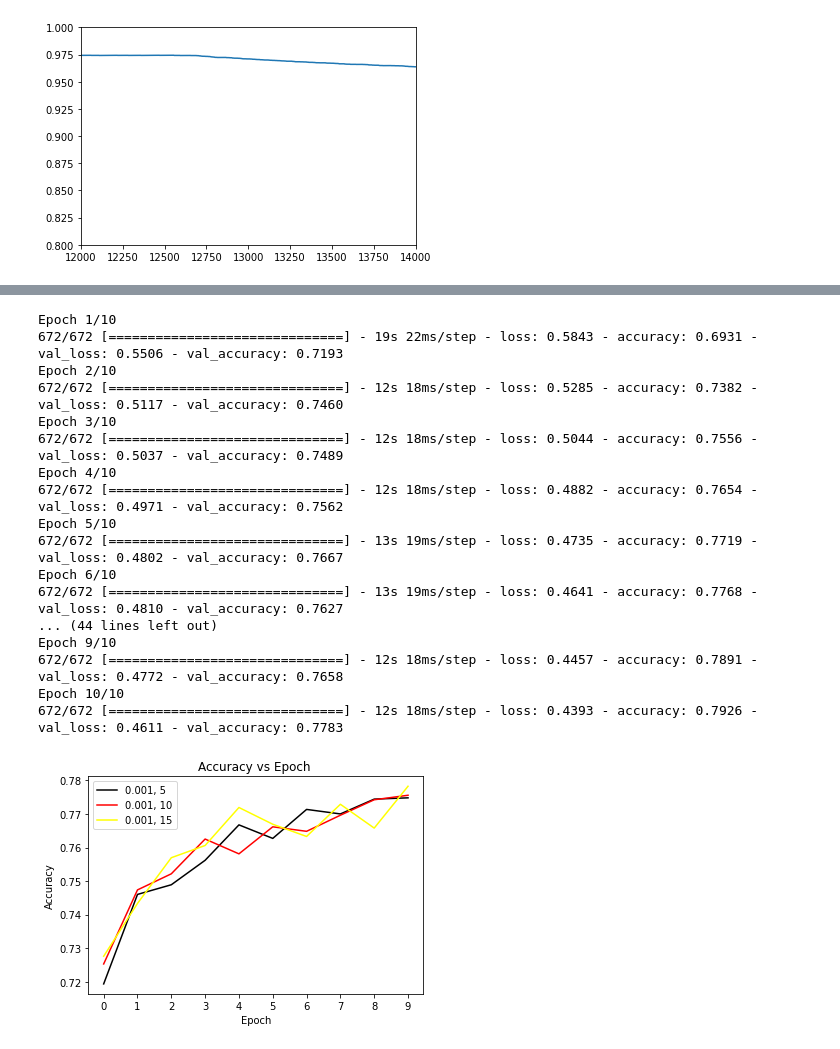
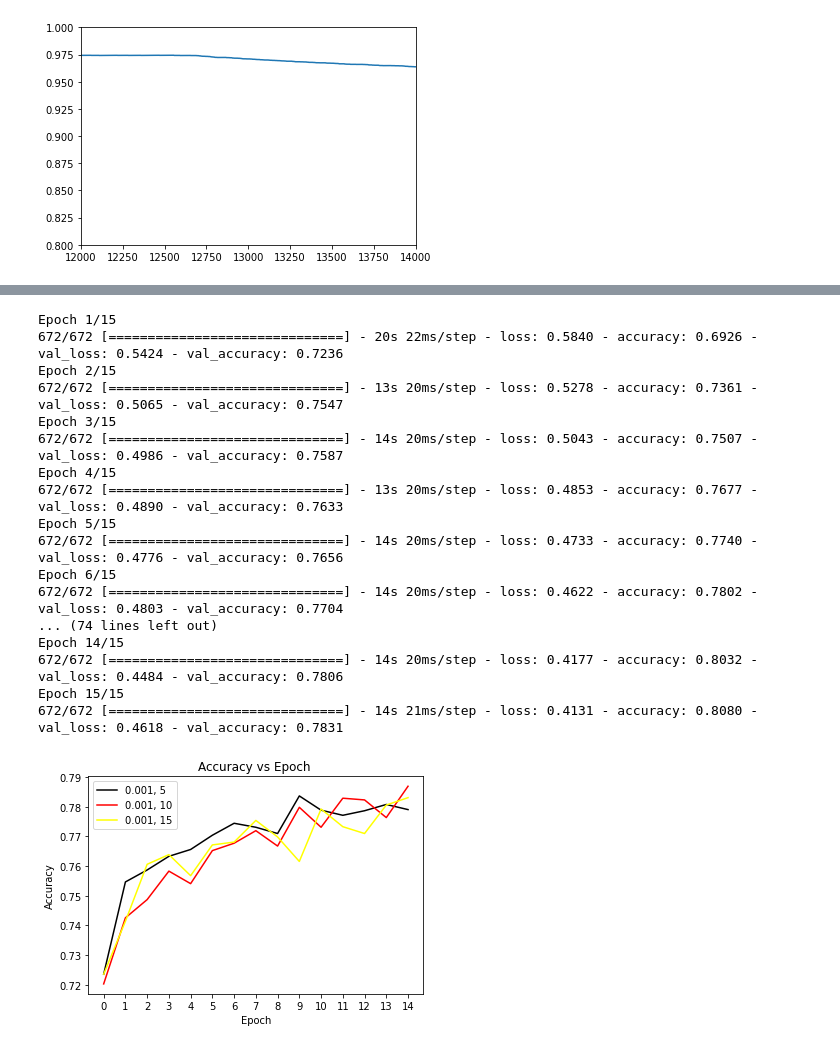
Before and after one commit to pkdyn/satireNews, a Jupyter notebook: satireNews.ipynb, the cells around one changed output, grey strips where cells are left out. Saved outputs shown, nothing was run; the diff lists cells and outputs as text; code cells hidden in the pictures.

```diff
--- a/satireNews.ipynb
+++ b/satireNews.ipynb
@@ -256,44 +254,44 @@ Epoch 5/5
 # %%
-num_epochs = 10
+num_epochs = 15
 model = make_model(learning_rate=0.001, size=5)
 history_001_5 = model.fit(training_padded, training_labels, epochs=num_epochs, validation_data=(testing_padded, testing_labels))
 model = make_model(learning_rate=0.001, size=10)
 history_001_10 = model.fit(training_padded, training_labels, epochs=num_epochs, validation_data=(testing_padded, testing_labels))
 model = make_model(learning_rate=0.001, size=15)
 history_001_15 = model.fit(training_padded, training_labels, epochs=num_epochs, validation_data=(testing_padded, testing_labels))
-epochs = np.arange(10)
+epochs = np.arange(15)
 val_001_5 = history_001_5.history['val_accuracy']
 val_001_10= history_001_10.history['val_accuracy']
 val_001_15= history_001_15.history['val_accuracy']
 plt.figure(figsize=(6, 4))
 plt.plot(epochs, val_001_5, color='black', linestyle='solid', label='0.001, 5')
 plt.plot(epochs, val_001_10, color='red', linestyle='solid', label='0.001, 10')
 plt.plot(epochs, val_001_15, color='yellow', linestyle='solid', label='0.001, 15')
 plt.title('Accuracy vs Epoch ')
 plt.xlabel('Epoch')
 plt.ylabel('Accuracy')
 plt.xticks(epochs)
 plt.legend()
 plt.show()
 # %% [output]
-Epoch 1/10
-672/672 [==============================] - 19s 22ms/step - loss: 0.5843 - accuracy: 0.6931 - val_loss: 0.5506 - val_accuracy: 0.7193
-Epoch 2/10
-672/672 [==============================] - 12s 18ms/step - loss: 0.5285 - accuracy: 0.7382 - val_loss: 0.5117 - val_accuracy: 0.7460
-Epoch 3/10
-672/672 [==============================] - 12s 18ms/step - loss: 0.5044 - accuracy: 0.7556 - val_loss: 0.5037 - val_accuracy: 0.7489
-Epoch 4/10
-672/672 [==============================] - 12s 18ms/step - loss: 0.4882 - accuracy: 0.7654 - val_loss: 0.4971 - val_accuracy: 0.7562
-Epoch 5/10
-672/672 [==============================] - 13s 19ms/step - loss: 0.4735 - accuracy: 0.7719 - val_loss: 0.4802 - val_accuracy: 0.7667
-Epoch 6/10
-672/672 [==============================] - 13s 19ms/step - loss: 0.4641 - accuracy: 0.7768 - val_loss: 0.4810 - val_accuracy: 0.7627
-... (44 lines left out)
-Epoch 9/10
-672/672 [==============================] - 12s 18ms/step - loss: 0.4457 - accuracy: 0.7891 - val_loss: 0.4772 - val_accuracy: 0.7658
-Epoch 10/10
-672/672 [==============================] - 12s 18ms/step - loss: 0.4393 - accuracy: 0.7926 - val_loss: 0.4611 - val_accuracy: 0.7783
+Epoch 1/15
+672/672 [==============================] - 20s 22ms/step - loss: 0.5840 - accuracy: 0.6926 - val_loss: 0.5424 - val_accuracy: 0.7236
+Epoch 2/15
+672/672 [==============================] - 13s 20ms/step - loss: 0.5278 - accuracy: 0.7361 - val_loss: 0.5065 - val_accuracy: 0.7547
+Epoch 3/15
+672/672 [==============================] - 14s 20ms/step - loss: 0.5043 - accuracy: 0.7507 - val_loss: 0.4986 - val_accuracy: 0.7587
+Epoch 4/15
+672/672 [==============================] - 13s 20ms/step - loss: 0.4853 - accuracy: 0.7677 - val_loss: 0.4890 - val_accuracy: 0.7633
+Epoch 5/15
+672/672 [==============================] - 14s 20ms/step - loss: 0.4733 - accuracy: 0.7740 - val_loss: 0.4776 - val_accuracy: 0.7656
+Epoch 6/15
+672/672 [==============================] - 14s 20ms/step - loss: 0.4622 - accuracy: 0.7802 - val_loss: 0.4803 - val_accuracy: 0.7704
+... (74 lines left out)
+Epoch 14/15
+672/672 [==============================] - 14s 20ms/step - loss: 0.4177 - accuracy: 0.8032 - val_loss: 0.4484 - val_accuracy: 0.7806
+Epoch 15/15
+672/672 [==============================] - 14s 21ms/step - loss: 0.4131 - accuracy: 0.8080 - val_loss: 0.4618 - val_accuracy: 0.7831
-[figure, old version]
+[figure, new version]
 # %%
 checkpoint = keras.callbacks.ModelCheckpoint(
 "xception_v1_{epoch:02d}_{val_accuracy:.3f}.h5",
```
Also changed, not shown: parts of 6 cells of this notebook.
